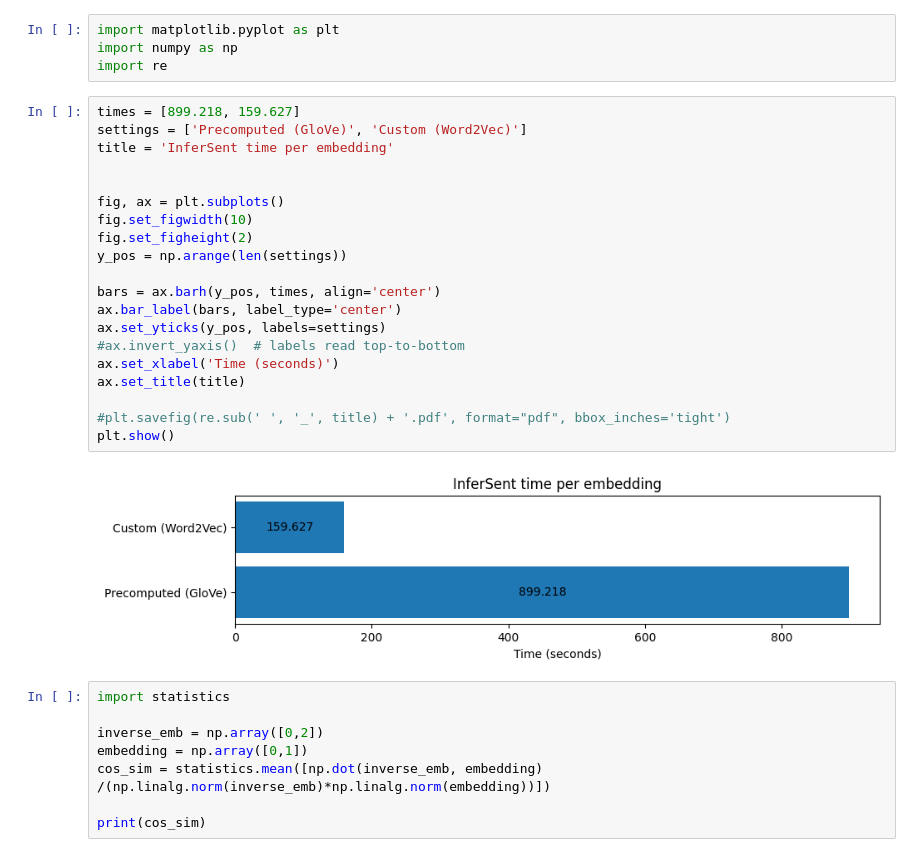
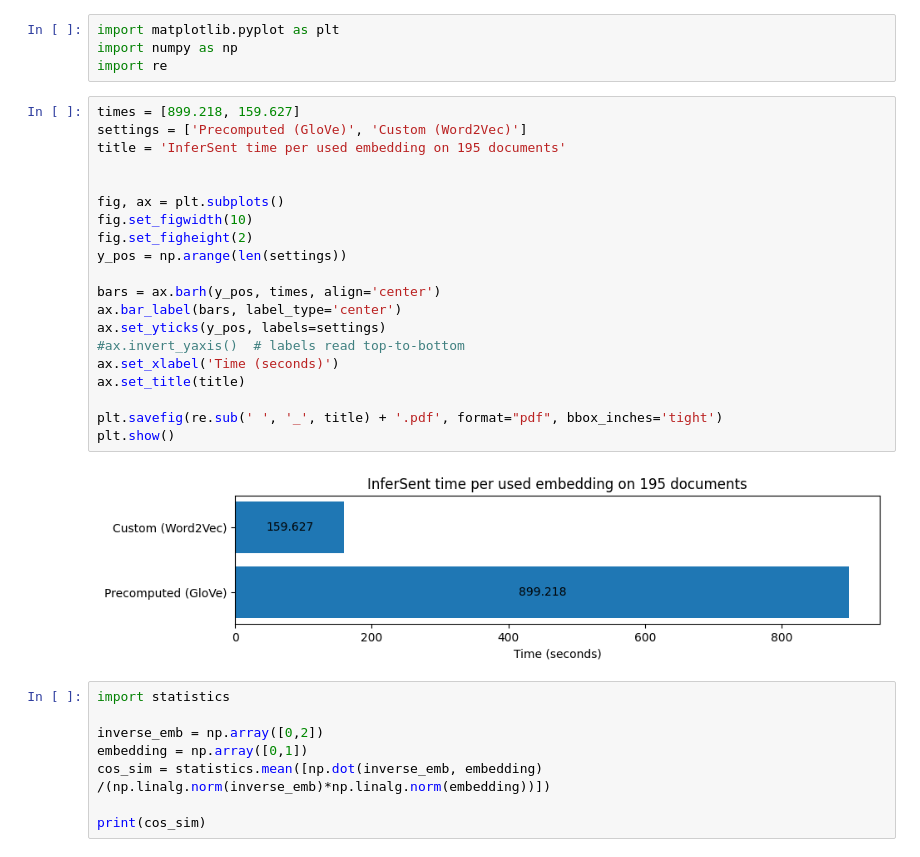
Before and after one commit to KlaraGtknst/topic-analysis-text-data, a Jupyter notebook: doc_images/plot_for_BA.ipynb, the cells around one changed output. Saved outputs shown, nothing was run; the diff lists cells and outputs as text.

Commit message:
feat: visual embs

```diff
--- a/doc_images/plot_for_BA.ipynb
+++ b/doc_images/plot_for_BA.ipynb
@@ -9,25 +9,25 @@ import re
 # %%
 times = [899.218, 159.627]
 settings = ['Precomputed (GloVe)', 'Custom (Word2Vec)']
-title = 'InferSent time per embedding'
+title = 'InferSent time per used embedding on 195 documents'
 
 
 fig, ax = plt.subplots()
 fig.set_figwidth(10)
 fig.set_figheight(2)
 y_pos = np.arange(len(settings))
 
 bars = ax.barh(y_pos, times, align='center')
 ax.bar_label(bars, label_type='center')
 ax.set_yticks(y_pos, labels=settings)
 #ax.invert_yaxis()  # labels read top-to-bottom
 ax.set_xlabel('Time (seconds)')
 ax.set_title(title)
 
-#plt.savefig(re.sub(' ', '_', title) + '.pdf', format="pdf", bbox_inches='tight')
+plt.savefig(re.sub(' ', '_', title) + '.pdf', format="pdf", bbox_inches='tight')
 plt.show()
 # %% [output]
-[figure, old version]
+[figure, new version]
 # %%
 import statistics
 
```
Also changed, not shown: 3 other files.
